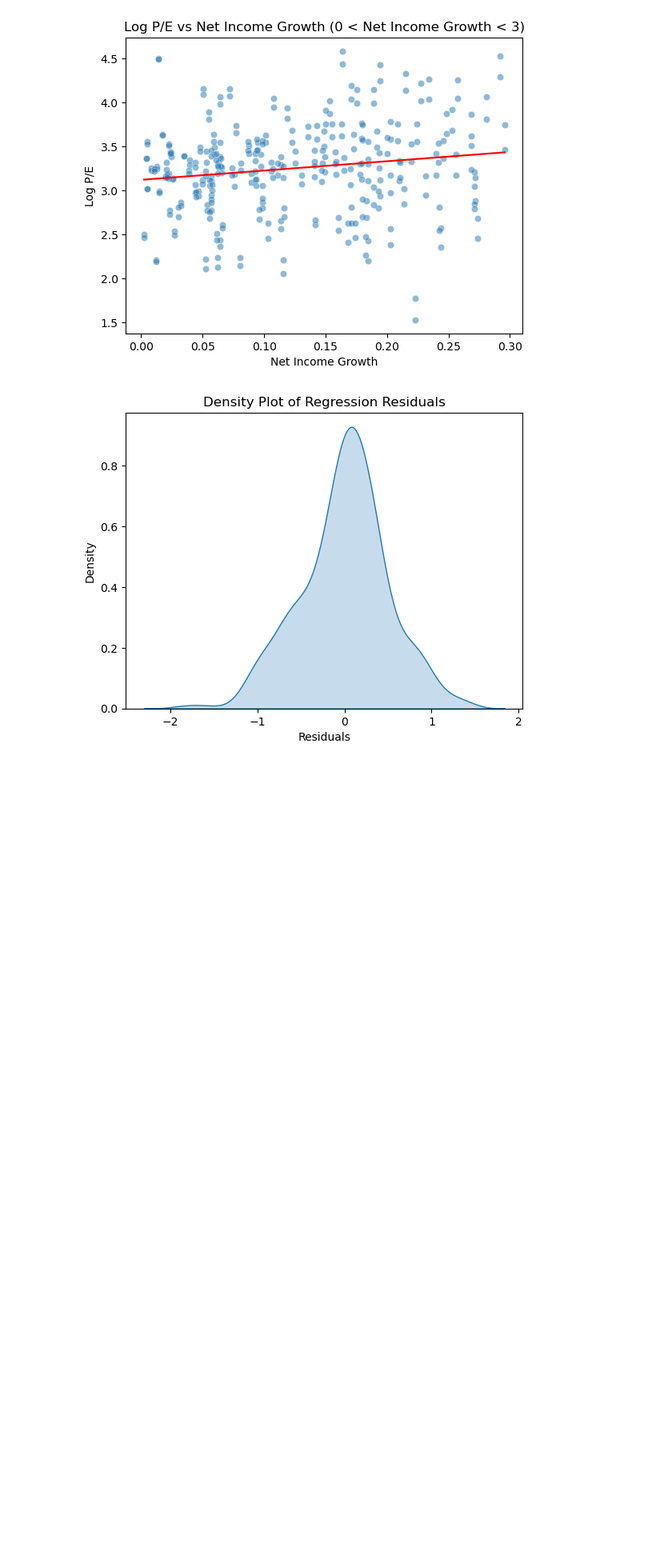
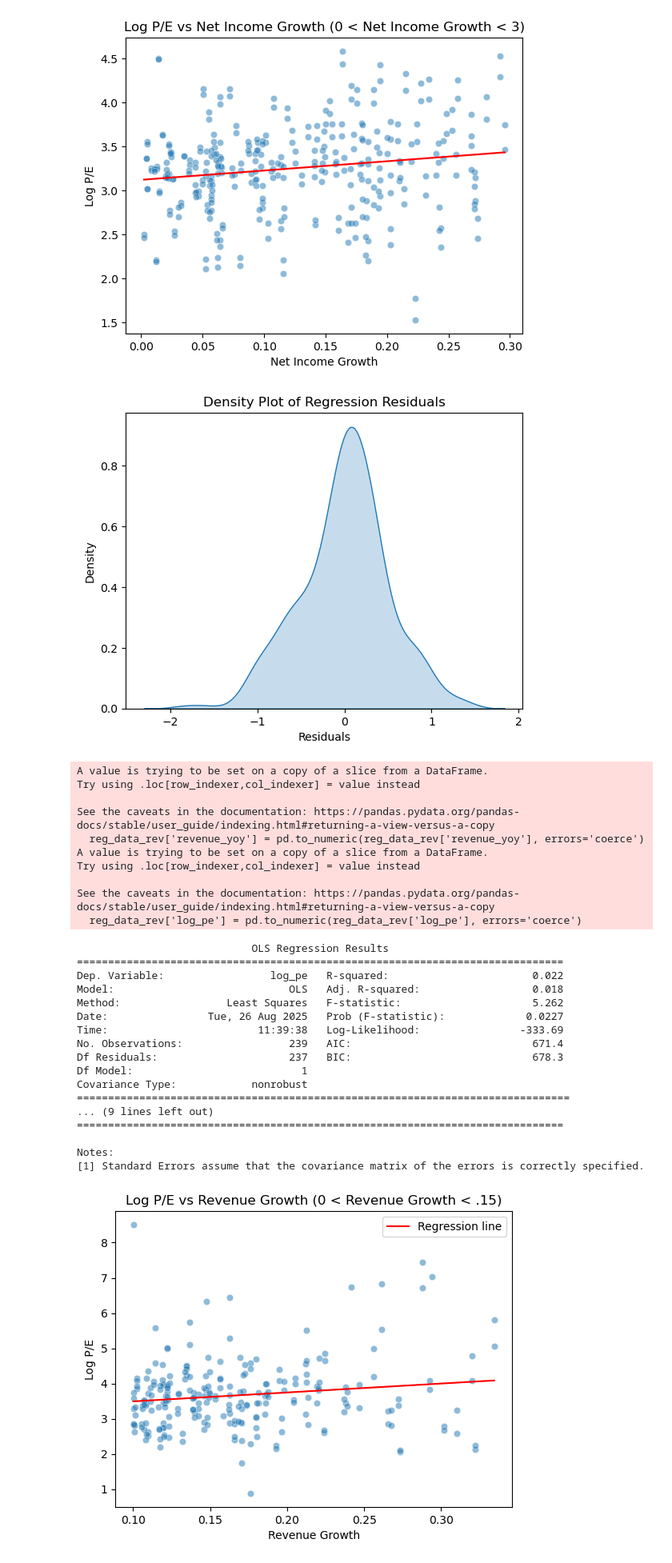
Before and after one commit to Nicholas-Sanso/SPY_Behavior, a Jupyter notebook: contextualizing_pricing_2.ipynb, the cells around one changed output. Shown: that part at 80% size. Drawn from its saved outputs; the diff is of its cells as text; code cells hidden in the pictures; blank space fills up the shorter version.

```diff
--- a/contextualizing_pricing_2.ipynb
+++ b/contextualizing_pricing_2.ipynb
@@ -421,3 +406,82 @@ plt.show()
 # %% [output]
 [figure]
 [figure]
+# %%
+# Merge the log P/E column with the net income YoY growth
+reg_data = pd.merge(
+    income_data_yoy[['symbol', 'log_pe']],        # log P/E from income_data_yoy
+    income_growth_clean[['symbol', 'revenue_yoy']],  # YoY growth from income_growth_clean
+    on='symbol',                                  # merge on the 'symbol' column
+    how='inner'                                   # keep only symbols present in both
+)
+
+# Optional: filter netIncome_yoy between 0 and 3
+reg_data = reg_data[(reg_data['revenue_yoy'] > 0) & (reg_data['revenue_yoy'] < 3)]
+
+
+# Keep only positive revenue_yoy and finite log_pe
+reg_data_rev = reg_data[(reg_data['revenue_yoy'] > 0) &
+                        (reg_data['revenue_yoy'] < .15) &
+                        (reg_data['log_pe'].notna()) &
+                        np.isfinite(reg_data['log_pe'])]
+
+# Convert to numeric if needed
+reg_data_rev['revenue_yoy'] = pd.to_numeric(reg_data_rev['revenue_yoy'], errors='coerce')
+reg_data_rev['log_pe'] = pd.to_numeric(reg_data_rev['log_pe'], errors='coerce')
+
+# Drop any rows that couldn't convert
+reg_data_rev = reg_data_rev.dropna(subset=['revenue_yoy','log_pe'])
+
+# Define dependent and independent variables
+y_rev = reg_data_rev['log_pe']           # dependent
+X_rev = sm.add_constant(reg_data_rev['revenue_yoy'])    # independent with constant
+
+# Fit OLS regression
+model_rev = sm.OLS(y_rev, X_rev).fit()
+
+# Regression summary
+print(model_rev.summary())
+
+# Scatter + regression line
+sns.scatterplot(x='revenue_yoy', y='log_pe', data=reg_data_rev, alpha=0.5)
+sns.lineplot(x=reg_data_rev['revenue_yoy'], y=model_rev.predict(X_rev), color='red', label='Regression line')
+plt.xlabel('Revenue Growth')
+plt.ylabel('Log P/E')
+plt.title('Log P/E vs Revenue Growth (0 < Revenue Growth < .15)')
+plt.legend()
+plt.show()
+
+# Density plot of residuals
+sns.kdeplot(model_rev.resid, fill=True)
+plt.xlabel('Residuals')
+plt.title('Density Plot of Regression Residuals (Revenue Growth)')
+plt.show()
+# %% [output]
+A value is trying to be set on a copy of a slice from a DataFrame.
+Try using .loc[row_indexer,col_indexer] = value instead
+
+See the caveats in the documentation: https://pandas.pydata.org/pandas-docs/stable/user_guide/indexing.html#returning-a-view-versus-a-copy
+  reg_data_rev['revenue_yoy'] = pd.to_numeric(reg_data_rev['revenue_yoy'], errors='coerce')
+A value is trying to be set on a copy of a slice from a DataFrame.
+Try using .loc[row_indexer,col_indexer] = value instead
+
+See the caveats in the documentation: https://pandas.pydata.org/pandas-docs/stable/user_guide/indexing.html#returning-a-view-versus-a-copy
+  reg_data_rev['log_pe'] = pd.to_numeric(reg_data_rev['log_pe'], errors='coerce')
+                            OLS Regression Results
+==============================================================================
+Dep. Variable:                 log_pe   R-squared:                       0.022
+Model:                            OLS   Adj. R-squared:                  0.018
+Method:                 Least Squares   F-statistic:                     5.262
+Date:                Tue, 26 Aug 2025   Prob (F-statistic):             0.0227
+Time:                        11:39:38   Log-Likelihood:                -333.69
+No. Observations:                 239   AIC:                             671.4
+Df Residuals:                     237   BIC:                             678.3
+Df Model:                           1
+Covariance Type:            nonrobust
+===============================================================================
+... (9 lines left out)
+==============================================================================
+
+Notes:
+[1] Standard Errors assume that the covariance matrix of the errors is correctly specified.
+[figure, added]
```
Also changed, not shown: parts of 4 cells of this notebook.
